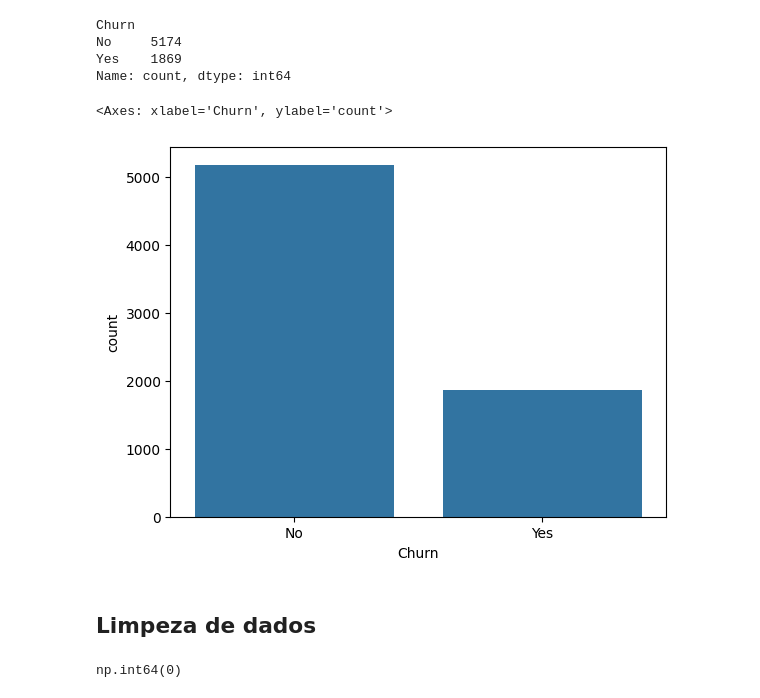
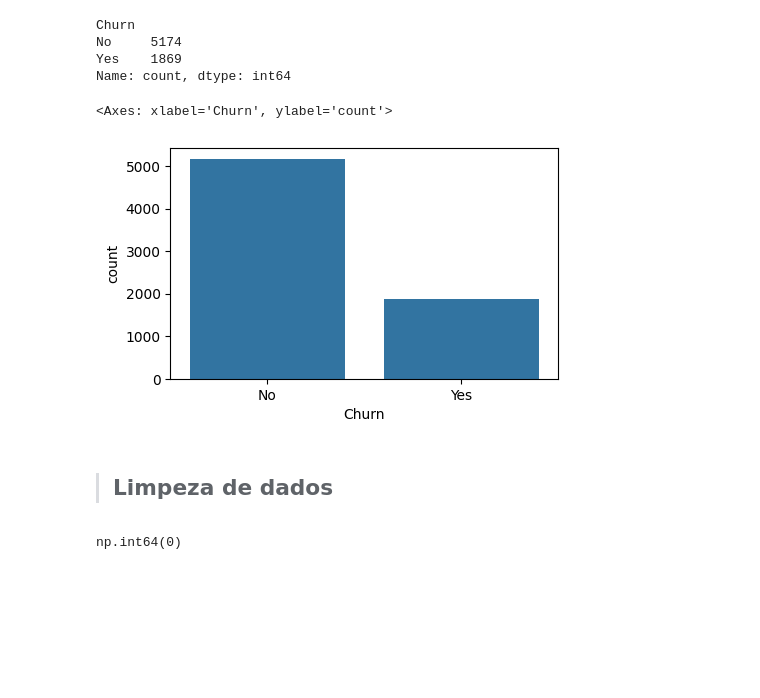
Before and after one commit to EveSantos/telco-customer-churn, a Jupyter notebook: chrun.ipynb, the cells around one changed output. Cells and saved outputs as stored; diff of their text form; code cells hidden in the pictures; blank space fills up the shorter version.

```diff
--- a/chrun.ipynb
+++ b/chrun.ipynb
@@ -101,12 +101,13 @@ No     5174
 Yes    1869
 Name: count, dtype: int64
 # %%
+plt.figure(figsize=(5, 3))
 sns.countplot(x='Churn',data=telcoCustomer)
 # %% [output]
 <Axes: xlabel='Churn', ylabel='count'>
-[figure, old version]
+[figure, new version]
 # %% [markdown]
-## Limpeza de dados
+> ## Limpeza de dados
 # %%
 telcoCustomer.duplicated().sum()
 # %% [output]
```
Also changed, not shown: parts of 16 cells of this notebook.
